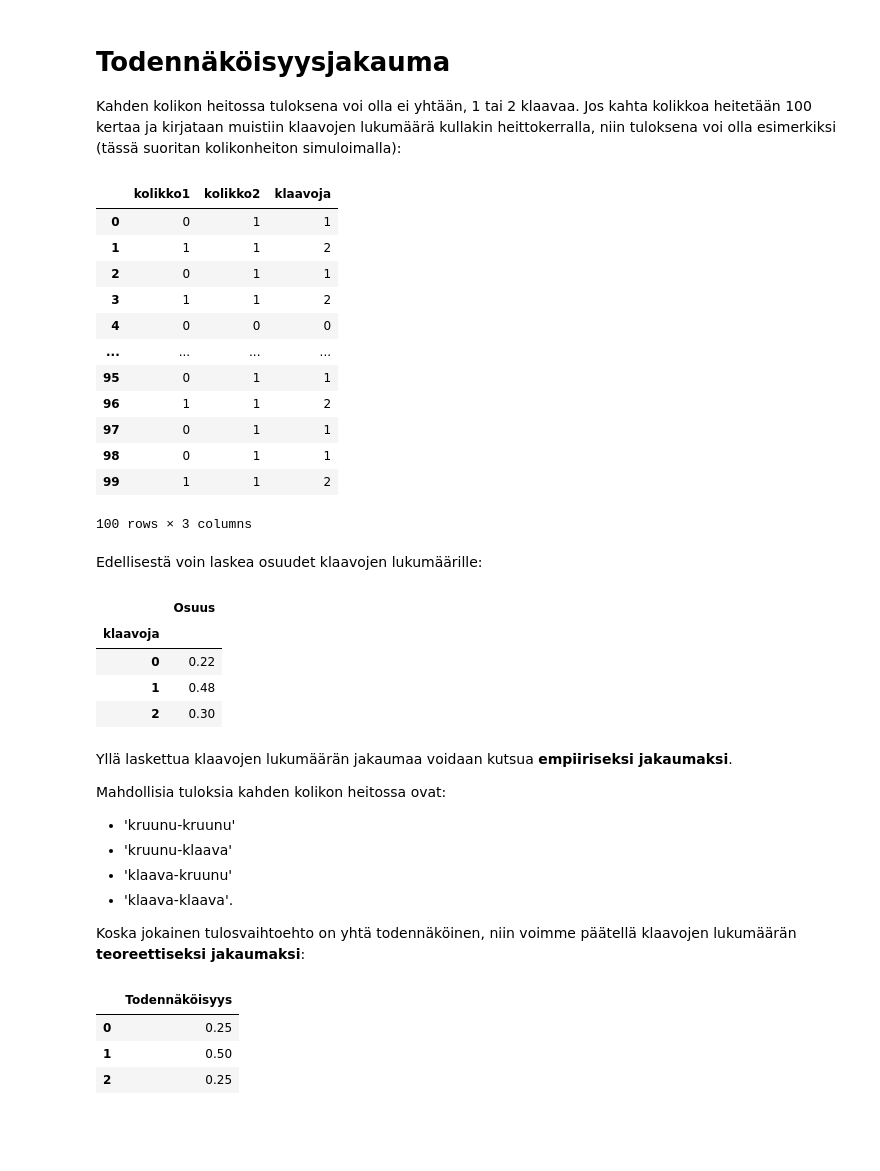
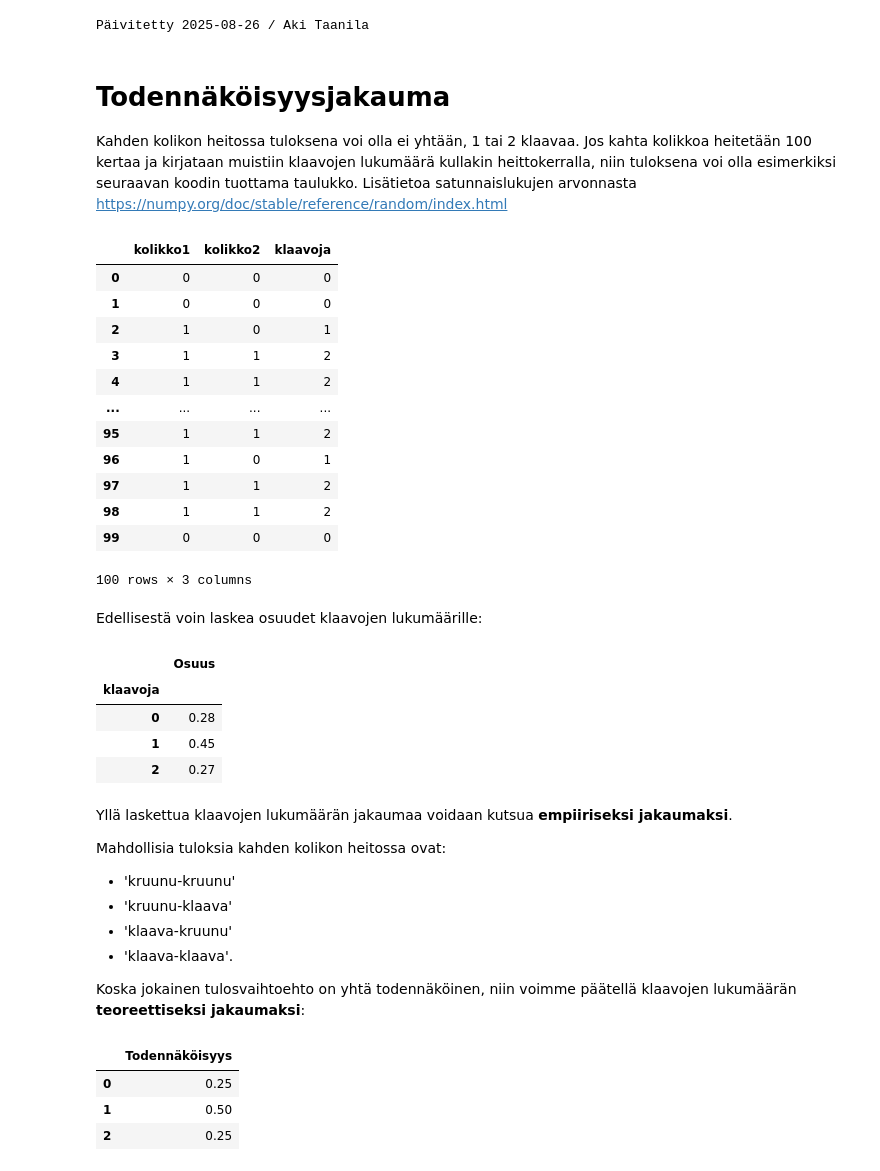
Before and after one commit to taanila/simu, a Jupyter notebook: todennakoisyysjakauma.ipynb, the cells around one changed output. Cells and saved outputs as stored; diff of their text form; code cells hidden in the pictures; blank space fills up the shorter version.

```diff
--- a/todennakoisyysjakauma.ipynb
+++ b/todennakoisyysjakauma.ipynb
@@ -1,3 +1,8 @@
+# %%
+from datetime import datetime
+print(f'Päivitetty {datetime.now().date()} / Aki Taanila')
+# %% [output]
+Päivitetty 2025-08-26 / Aki Taanila
 # %%
 import pandas as pd
 import numpy as np
@@ -7,27 +10,30 @@ import matplotlib.pyplot as plt
 # %% [markdown]
-<h1>Todennäköisyysjakauma</h1>
+# Todennäköisyysjakauma
 
-Kahden kolikon heitossa tuloksena voi olla ei yhtään, 1 tai 2 klaavaa. Jos kahta kolikkoa heitetään 100 kertaa ja kirjataan muistiin klaavojen lukumäärä kullakin heittokerralla, niin tuloksena voi olla esimerkiksi (tässä suoritan kolikonheiton simuloimalla):
+Kahden kolikon heitossa tuloksena voi olla ei yhtään, 1 tai 2 klaavaa. Jos kahta kolikkoa heitetään 100 kertaa ja kirjataan muistiin klaavojen lukumäärä kullakin heittokerralla, niin tuloksena voi olla esimerkiksi seuraavan koodin tuottama taulukko. Lisätietoa satunnaislukujen arvonnasta https://numpy.org/doc/stable/reference/random/index.html
 # %%
+# Alustan satunnaislukugeneraattorin:
+rng = np.random.default_rng()
+
 # Arvon nollia ja ykkösiä:
-heitot = pd.DataFrame({'kolikko1':np.random.randint(0, 2, 100),
-                       'kolikko2':np.random.randint(0, 2, 100)})
+heitot = pd.DataFrame({'kolikko1':rng.integers(low=0, high=2, size=100),
+                       'kolikko2':rng.integers(low=0, high=2, size=100)})
 
 heitot['klaavoja'] = heitot['kolikko1'] + heitot['kolikko2']
 heitot
 # %% [output]
 |  | kolikko1 | kolikko2 | klaavoja |
-| 0 | 0 | 1 | 1 |
-| 1 | 1 | 1 | 2 |
-| 2 | 0 | 1 | 1 |
+| 0 | 0 | 0 | 0 |
+| 1 | 0 | 0 | 0 |
+| 2 | 1 | 0 | 1 |
 | 3 | 1 | 1 | 2 |
-| 4 | 0 | 0 | 0 |
+| 4 | 1 | 1 | 2 |
 | ... | ... | ... | ... |
-| 95 | 0 | 1 | 1 |
-| 96 | 1 | 1 | 2 |
-| 97 | 0 | 1 | 1 |
-| 98 | 0 | 1 | 1 |
-| 99 | 1 | 1 | 2 |
+| 95 | 1 | 1 | 2 |
+| 96 | 1 | 0 | 1 |
+| 97 | 1 | 1 | 2 |
+| 98 | 1 | 1 | 2 |
+| 99 | 0 | 0 | 0 |
 100 rows × 3 columns
 # %% [markdown]
 Edellisestä voin laskea osuudet klaavojen lukumäärille:
@@ -38,21 +44,21 @@ klaavoja
 # %% [output]
 |  | Osuus |
 | klaavoja |  |
-| 0 | 0.22 |
-| 1 | 0.48 |
-| 2 | 0.30 |
+| 0 | 0.28 |
+| 1 | 0.45 |
+| 2 | 0.27 |
 # %% [markdown]
-Yllä laskettua klaavojen lukumäärän jakaumaa voidaan kutsua <b>empiiriseksi jakaumaksi</b>.
+Yllä laskettua klaavojen lukumäärän jakaumaa voidaan kutsua **empiiriseksi jakaumaksi**.
 
 Mahdollisia tuloksia kahden kolikon heitossa ovat:
-<ul>
-<li>'kruunu-kruunu'</li>
-<li>'kruunu-klaava'</li>
-<li>'klaava-kruunu'</li>
-<li>'klaava-klaava'.</li>
-</ul>
 
-Koska jokainen tulosvaihtoehto on yhtä todennäköinen, niin voimme päätellä klaavojen lukumäärän <b>teoreettiseksi jakaumaksi</b>:
+- 'kruunu-kruunu'
+- 'kruunu-klaava'
+- 'klaava-kruunu'
+- 'klaava-klaava'.
+
+
+Koska jokainen tulosvaihtoehto on yhtä todennäköinen, niin voimme päätellä klaavojen lukumäärän **teoreettiseksi jakaumaksi**:
 # %%
 klaavoja_jakauma = pd.DataFrame([0.25, 0.50, 0.25], index = [0, 1, 2], columns = ['Todennäköisyys'])
 klaavoja_jakauma
```
Also changed, not shown: parts of 10 cells of this notebook.
